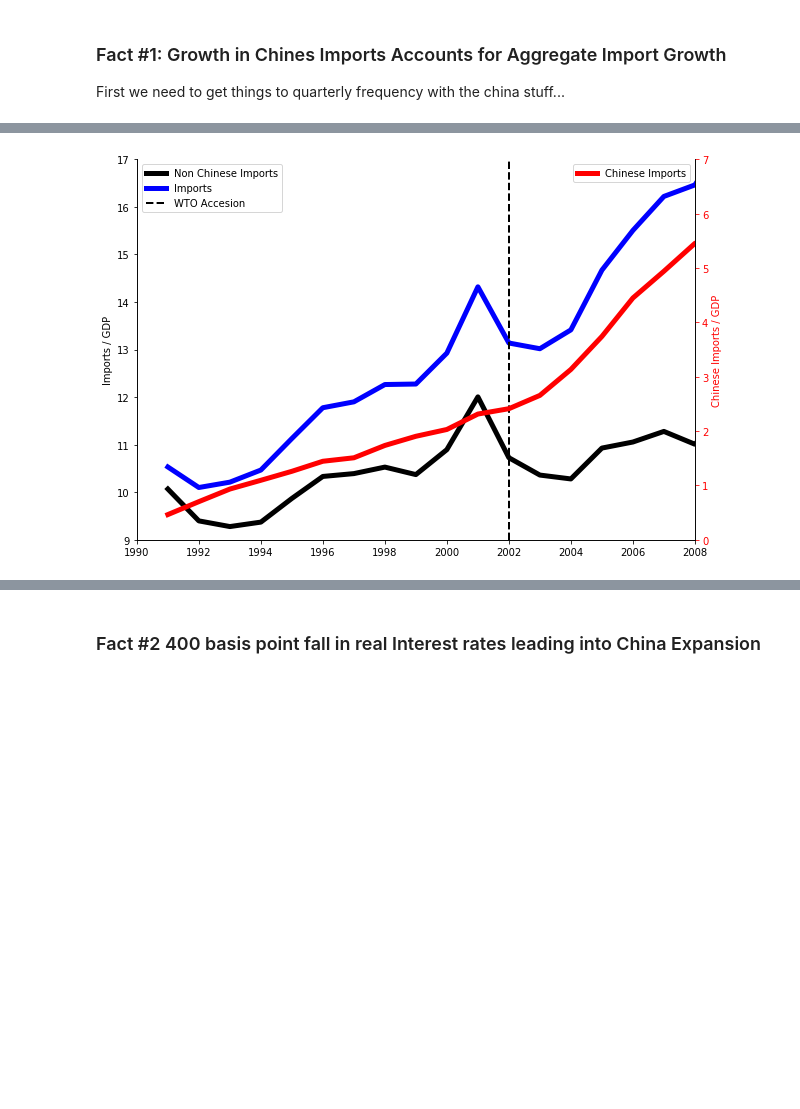
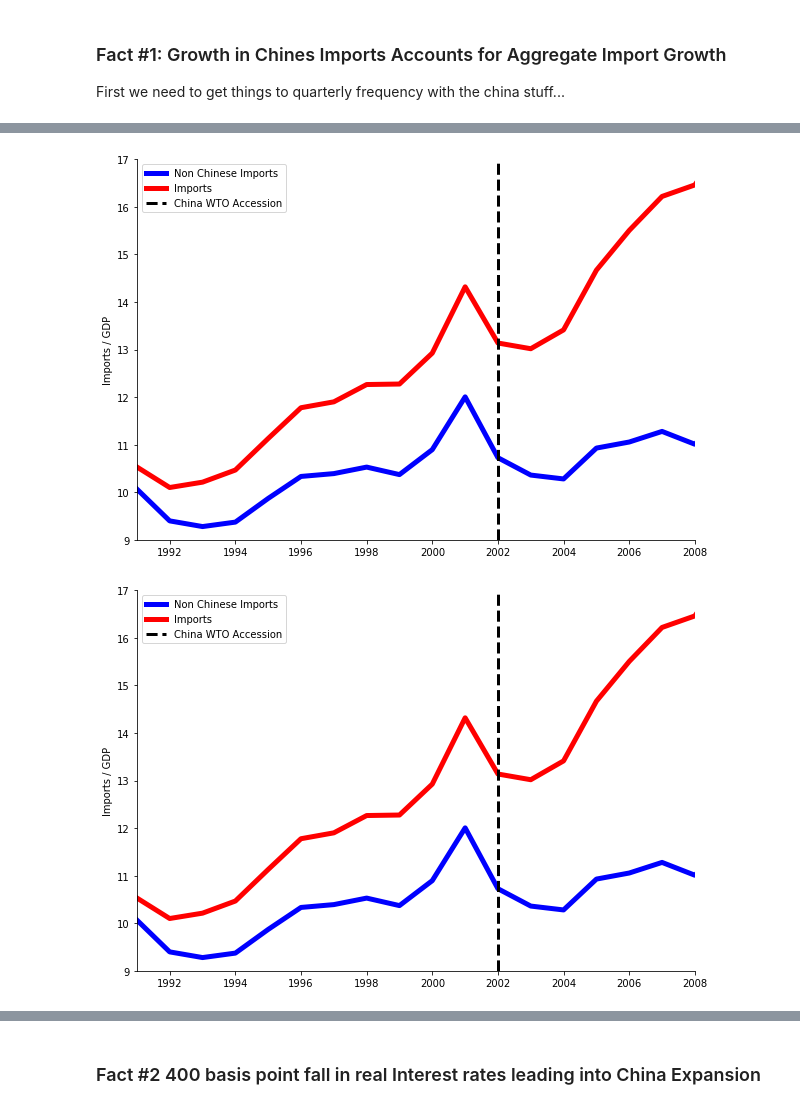
Before and after one commit to mwaugh0328/ADH_replication, a Jupyter notebook: adh_data.ipynb, the cells around one changed output, grey strips where cells are left out. Cells and saved outputs as stored; diff of their text form; code cells hidden in the pictures; blank space fills up the shorter version.

```diff
--- a/adh_data.ipynb
+++ b/adh_data.ipynb
@@ -13,7 +13,7 @@ import matplotlib.pyplot as plt
 import statsmodels.formula.api as smf
 from linearmodels.iv import IV2SLS
 
-#fig_path = "C:\\Users\\mwaugh.NYC-STERN\\Documents\\GitHub\\tradeexposure\\figures"
+fig_path = "C:\\Users\\mwaugh.NYC-STERN\\Documents\\GitHub\\tradeexposure\\figures"
 # This is if I want to output the figure
 # %% [markdown]
 ---
@@ -93,43 +93,47 @@ trade.head()
 # %%
 fig, ax = plt.subplots(figsize = (10,7))
 
 
-ax.plot(trade["imports_gdp"]-trade["china_share"], color = "black",
+ax.plot(trade["imports_gdp"]-trade["china_share"], color = "blue",
         linewidth = 5, label = "Non Chinese Imports")
 
-ax.plot(trade["imports_gdp"], color = "blue",
+ax.plot(trade["imports_gdp"], color = "red",
         linewidth = 5, label = "Imports")
 
-ax1 = ax.twinx()
+#ax1 = ax.twinx()
 
-ax1.plot(trade["china_share"], color = "red", lw = 5,
-        label = "Chinese Imports")
+#ax1.plot(trade["china_share"], color = "red", lw = 5,
+#        label = "Chinese Imports")
 
-ax1.set_ylabel('Chinese Imports / GDP', color='r')
-ax1.tick_params('y', colors='r')
+#ax1.set_ylabel('Chinese Imports / GDP', color='r')
+#ax1.tick_params('y', colors='r')
 
 ax.spines["top"].set_visible(False)
-ax1.spines["top"].set_visible(False)
+ax.spines["right"].set_visible(False)
+#ax1.spines["top"].set_visible(False)
 
 
 ax.set_ylabel("Imports / GDP")
 
-ax.set_xlim("1990-01-01", "2008-01-01")
+ax.set_xlim("1991-01-01", "2008-01-01")
 
 ax.axvline(x= "2002-01-01",           # Set the value equall to the average
            color='k',       # make the color red
-           label='WTO Accesion', # this is the label (shows up in the legend)
+           label='China WTO Accession', # this is the label (shows up in the legend)
            linestyle='--',   # the line style
-           linewidth=2)     # thickness of the line
+           linewidth=3)     # thickness of the line
 
 ax.set_ylim(9,17)
-ax1.set_ylim(0,7)
+#ax1.set_ylim(0,7)
 
-ax.legend()
-ax1.legend()
+#ax.legend()
+#|ax1.legend()
 
 plt.legend()
 
+plt.savefig(fig_path + "\\us_imports.pdf", bbox_inches = "tight", dip = 1200)
+
 plt.show()
 # %% [output]
-[figure, old version]
+[figure, new version]
+[figure, added]
```
Also changed, not shown: parts of 13 cells of this notebook.
